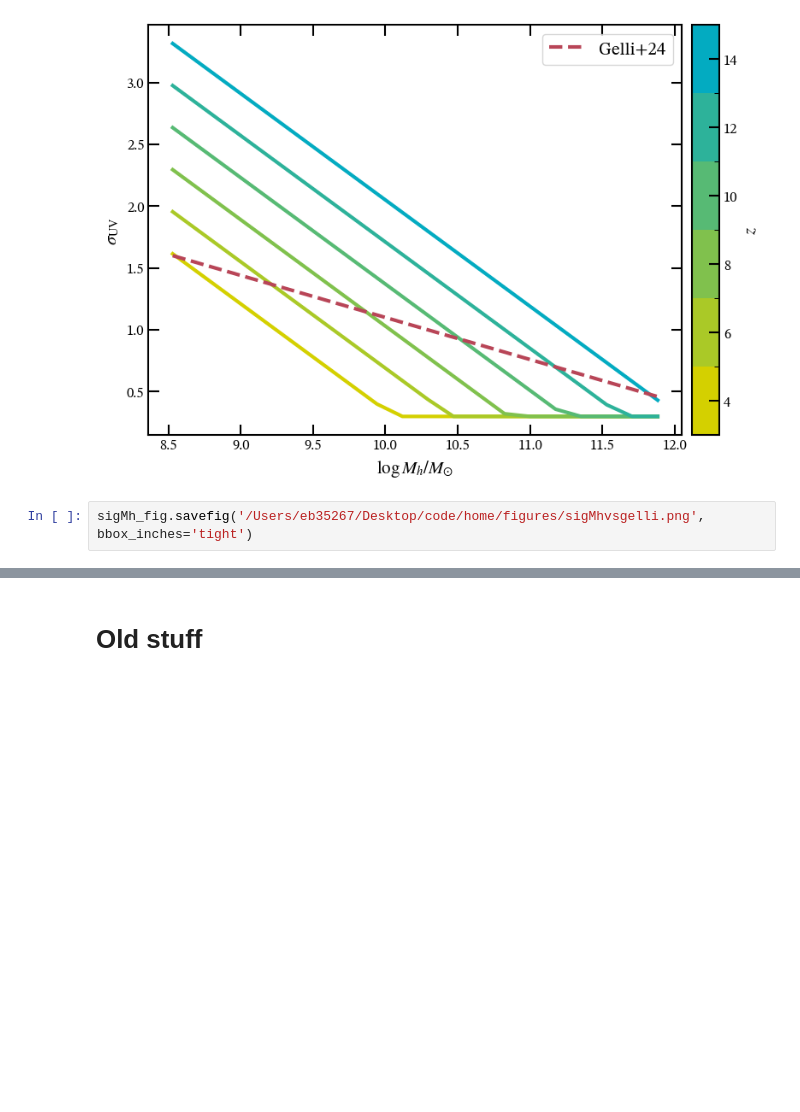
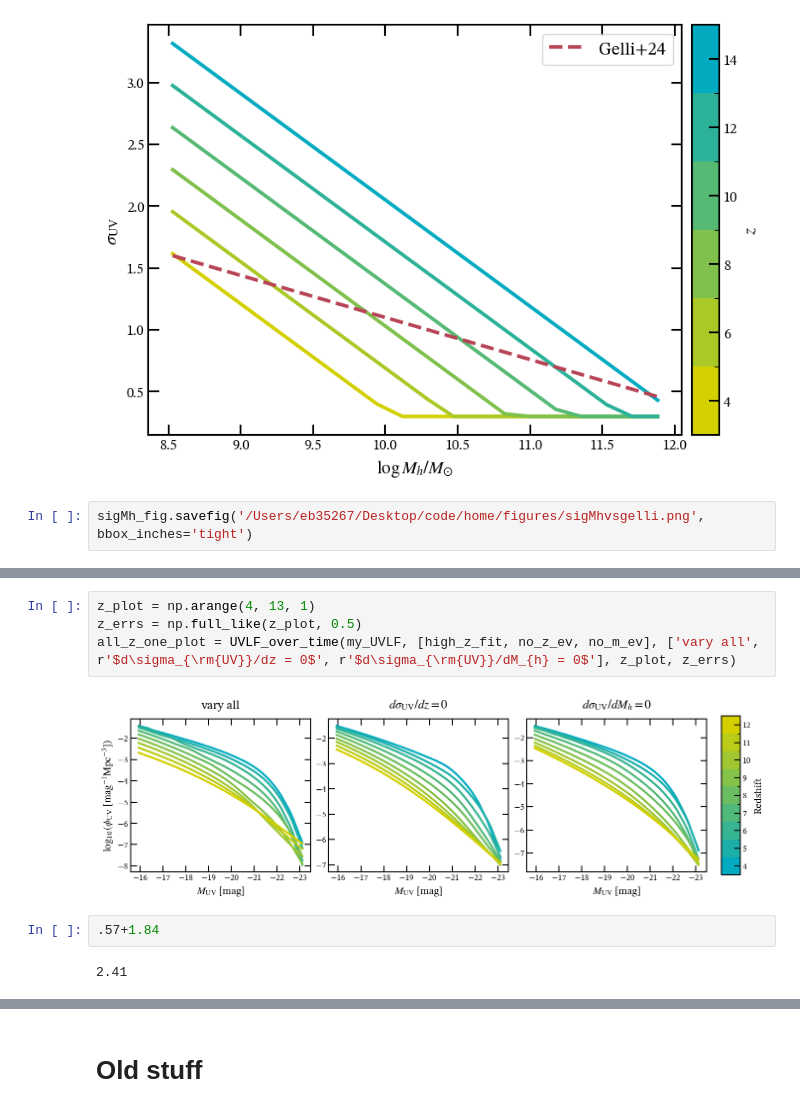
Before and after one commit to ebregou/modeling_stochasticity, a Jupyter notebook: notebooks/visualize_results.ipynb, the cells around one changed output, grey strips where cells are left out. Saved outputs shown, nothing was run; the diff lists cells and outputs as text; blank space fills up the shorter version.

```diff
--- a/notebooks/visualize_results.ipynb
+++ b/notebooks/visualize_results.ipynb
@@ -659,0 +729,10 @@ sigMh_fig.savefig('/Users/eb35267/Desktop/code/home/figures/sigMhvsgelli.png', b
+# %%
+z_plot = np.arange(4, 13, 1)
+z_errs = np.full_like(z_plot, 0.5)
+all_z_one_plot = UVLF_over_time(my_UVLF, [high_z_fit, no_z_ev, no_m_ev], ['vary all', r'$d\sigma_{\rm{UV}}/dz = 0$', r'$d\sigma_{\rm{UV}}/dM_{h} = 0$'], z_plot, z_errs)
+# %% [output]
+[figure, added]
+# %%
+.57+1.84
+# %% [output]
+2.41
```
Also changed, not shown: parts of 10 cells of this notebook, 13 other files.
